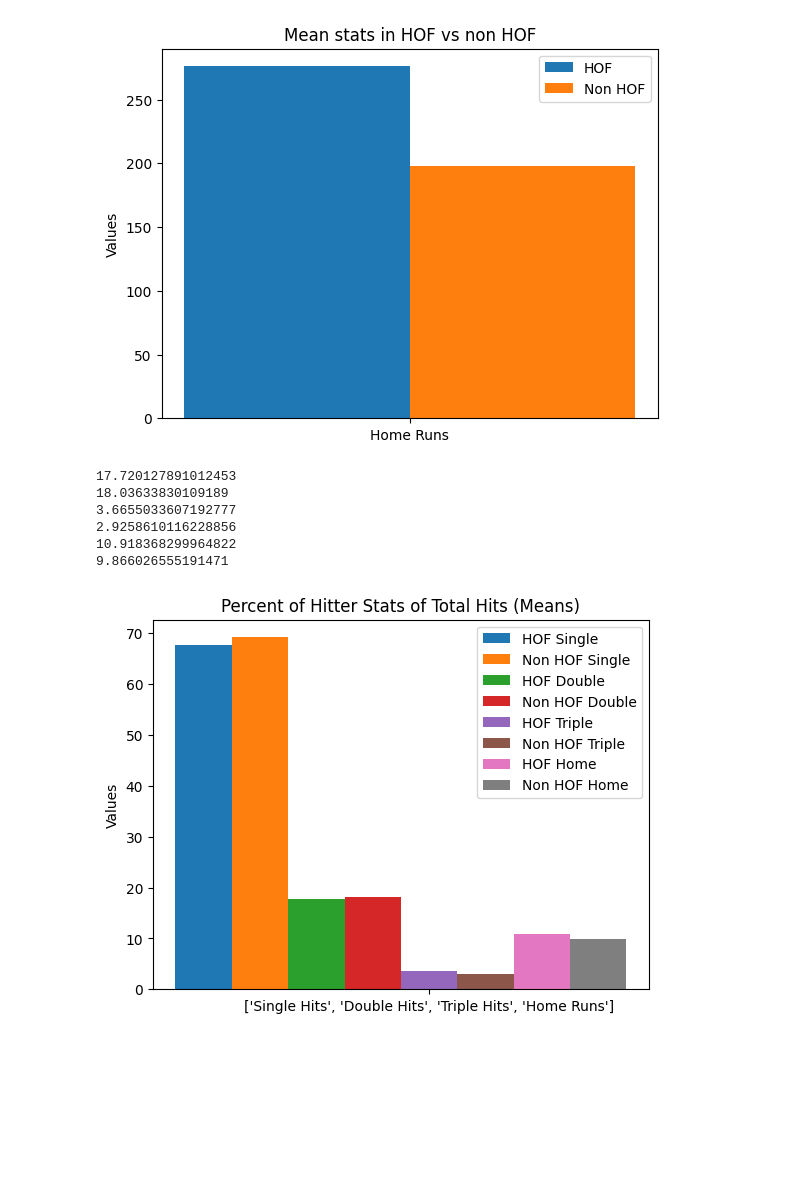
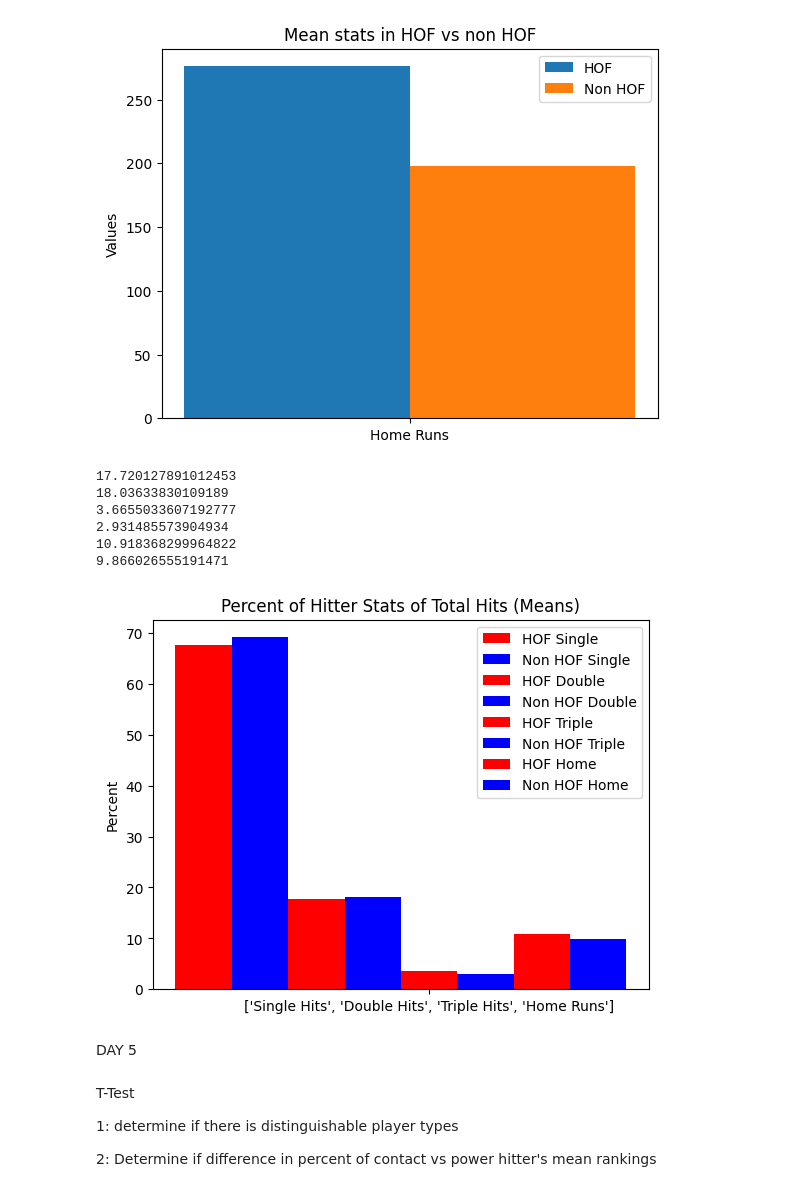
Before and after one commit to bbqbcnbrgr/REPO, a Jupyter notebook: Olivier_Bui_DSRP.ipynb, the cells around one changed output. Cells and saved outputs as stored; diff of their text form; code cells hidden in the pictures; blank space fills up the shorter version.

```diff
--- a/Olivier_Bui_DSRP.ipynb
+++ b/Olivier_Bui_DSRP.ipynb
@@ -104,6 +104,8 @@ baseball_df = baseball_df.rename(columns={"3B": "Triple Hits"})
 baseball_df = baseball_df.rename(columns={"HR": "Home Runs"})
 baseball_df = baseball_df.rename(columns={"RBI": "Runs Batted In"})
 baseball_df = baseball_df.rename(columns={"HOF": "Hall of Fame"})
+baseball_df = baseball_df.rename(columns={"BA": "Batting Average"})
+baseball_df = baseball_df.rename(columns={"SO": "Strike Out"})
 # %%
 # Find null values
 
@@ -440,41 +442,49 @@ nonhof_homepercent = 100*(nonhof_homeruns/nonhof_hits)
 print(hof_doublespercent)
 print(nonhof_doublespercent)
 
 print(hof_triplespercent)
 print(nonhof_triplespercent)
 
 print(hof_homepercent)
 print(nonhof_homepercent)
 
 
 hitter_stat = [['Single Hits', 'Double Hits', 'Triple Hits', 'Home Runs']]
 x_points = np.arange(len(hitter_stat))
 
 
-plt.bar(x_points - .8, hof_singlespercent, width = 0.2, label = 'HOF Single')
-plt.bar(x_points -.6, nonhof_singlespercent, width = 0.2, label = 'Non HOF Single')
+plt.bar(x_points - .8, hof_singlespercent, width = 0.2, label = 'HOF Single', color = 'red')
+plt.bar(x_points -.6, nonhof_singlespercent, width = 0.2, label = 'Non HOF Single', color = 'blue')
 
-plt.bar(x_points - 0.4, hof_doublespercent, width = 0.2, label = 'HOF Double')
-plt.bar(x_points - 0.2, nonhof_doublespercent, width = 0.2, label = 'Non HOF Double')
+plt.bar(x_points - 0.4, hof_doublespercent, width = 0.2, label = 'HOF Double', color = 'red')
+plt.bar(x_points - 0.2, nonhof_doublespercent, width = 0.2, label = 'Non HOF Double', color = 'blue')
 
-plt.bar(x_points , hof_triplespercent, width = 0.2, label = 'HOF Triple')
-plt.bar(x_points + 0.2, nonhof_triplespercent, width = 0.2, label = 'Non HOF Triple')
+plt.bar(x_points , hof_triplespercent, width = 0.2, label = 'HOF Triple', color = 'red')
+plt.bar(x_points + 0.2, nonhof_triplespercent, width = 0.2, label = 'Non HOF Triple', color = 'blue')
 
-plt.bar(x_points + 0.4, hof_homepercent, width = 0.2, label = 'HOF Home')
-plt.bar(x_points + 0.6, nonhof_homepercent, width = 0.2, label = 'Non HOF Home')
+plt.bar(x_points + 0.4, hof_homepercent, width = 0.2, label = 'HOF Home', color = 'red')
+plt.bar(x_points + 0.6, nonhof_homepercent, width = 0.2, label = 'Non HOF Home', color = 'blue')
 
 plt.xticks(x_points, hitter_stat)
 plt.legend()
 
-plt.ylabel('Values')
+plt.ylabel('Percent')
 plt.title('Percent of Hitter Stats of Total Hits (Means)')
 
 plt.show()
 # %% [output]
 17.720127891012453
 18.03633830109189
 3.6655033607192777
-2.9258610116228856
+2.931485573904934
 10.918368299964822
 9.866026555191471
-[figure, old version]
+[figure, new version]
+# %% [markdown]
+DAY 5
+# %% [markdown]
+T-Test
+
+1: determine if there is distinguishable player types
+
+2: Determine if difference in percent of contact vs power hitter's mean rankings
```
Also changed, not shown: parts of 3 cells of this notebook.
